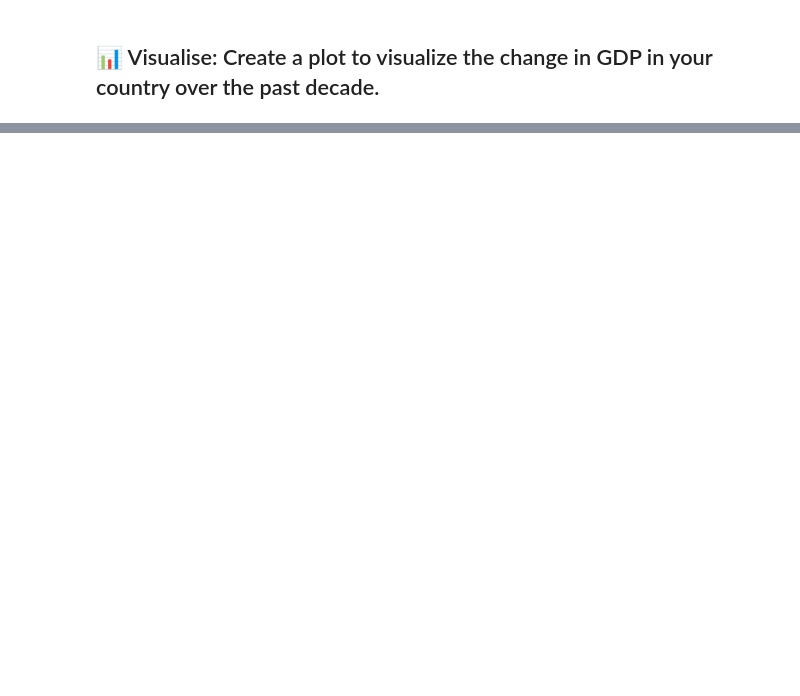
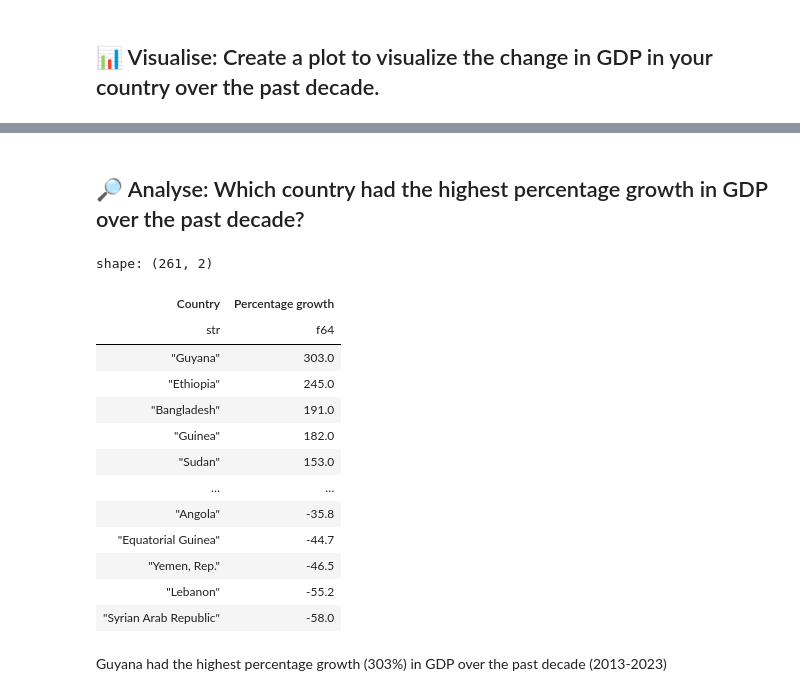
Before and after one commit to joanne-ev/personal-projects, a Jupyter notebook: gdp-analysis/gdp-challenges-python.ipynb, the cells around one changed output, grey strips where cells are left out. Saved outputs shown, nothing was run; the diff lists cells and outputs as text; code cells hidden in the pictures; blank space fills up the shorter version.

Commit message:
Completed Analyse task

```diff
--- a/gdp-analysis/gdp-challenges-python.ipynb
+++ b/gdp-analysis/gdp-challenges-python.ipynb
@@ -83,0 +84,46 @@ sns.lineplot(data=malaysia, x='Year', y='Value', ax=ax, label='Malaysia (MYS)')
+# %% [markdown]
+## 🔎 Analyse: Which country had the highest percentage growth in GDP over the past decade?
+# %%
+gdp_decade = gdp.clone().filter(gdp['Year'].is_between(2013, 2023))
+
+country_names = gdp_decade['Country Name'].unique().to_list()
+
+percent_growth_dict = {}
+
+for country in country_names:
+    country_data = gdp_decade.filter(gdp_decade['Country Name'] == country)
+
+    latest_year_value = country_data.filter(country_data['Year'] == max(country_data['Year']))['Value']
+    earliest_year_value = country_data.filter(country_data['Year'] == min(country_data['Year']))['Value']
+    value_difference = latest_year_value - earliest_year_value
+
+    percentage_growth = ((value_difference / earliest_year_value) * 100).round_sig_figs(3)
+
+    percent_growth_dict[country] = percentage_growth.to_list()[0]
+
+
+percent_growth_df = pl.DataFrame(
+    {
+        "Country" : list(percent_growth_dict.keys()),
+        "Percentage growth": list(percent_growth_dict.values())
+    }
+).sort("Percentage growth", descending=True)
+
+percent_growth_df
+# %% [output]
+shape: (261, 2)
+| Country | Percentage growth |
+| str | f64 |
+| "Guyana" | 303.0 |
+| "Ethiopia" | 245.0 |
+| "Bangladesh" | 191.0 |
+| "Guinea" | 182.0 |
+| "Sudan" | 153.0 |
+| … | … |
+| "Angola" | -35.8 |
+| "Equatorial Guinea" | -44.7 |
+| "Yemen, Rep." | -46.5 |
+| "Lebanon" | -55.2 |
+| "Syrian Arab Republic" | -58.0 |
+# %% [markdown]
+Guyana had the highest percentage growth (303%) in GDP over the past decade (2013-2023)
```
Also changed, not shown: parts of 5 cells of this notebook.
